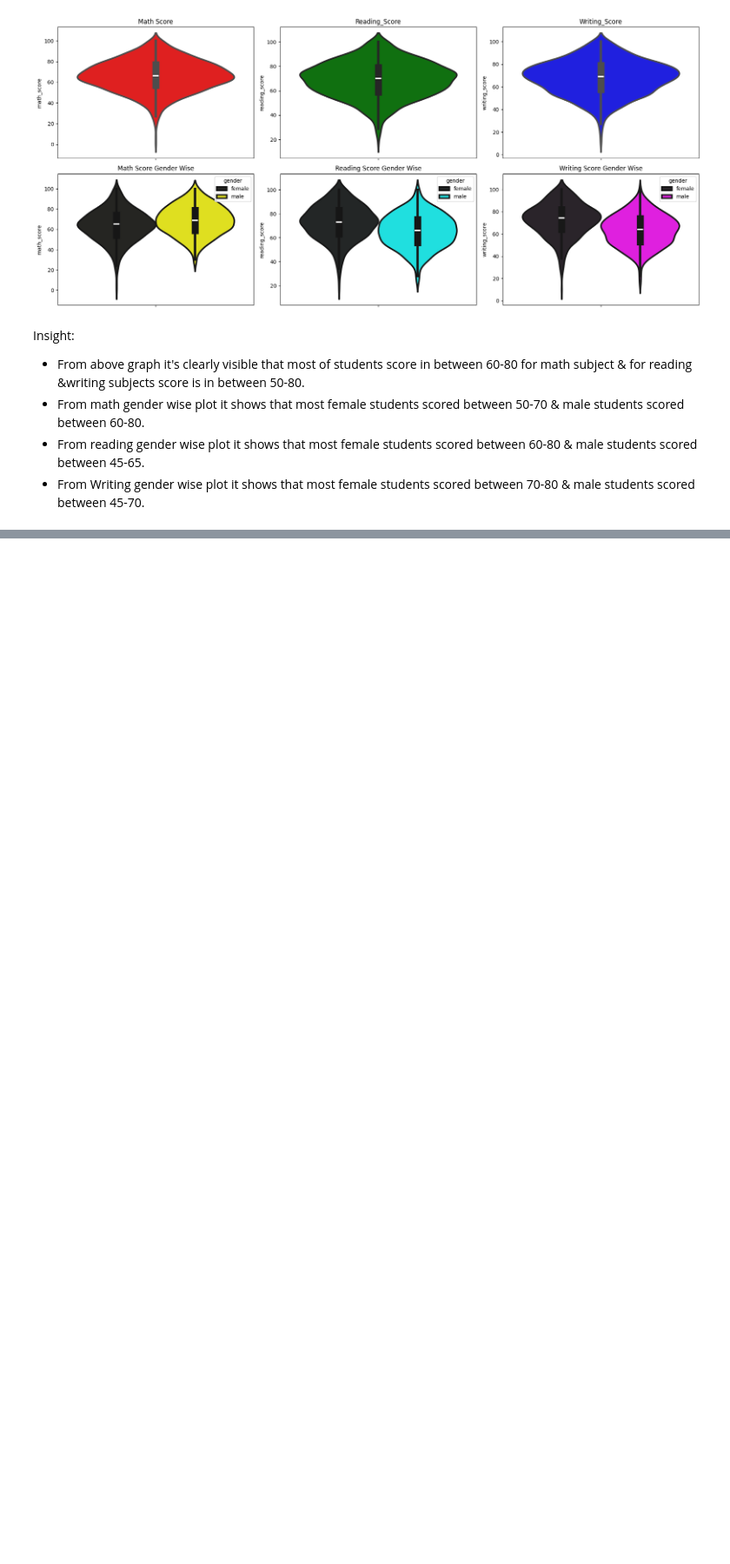
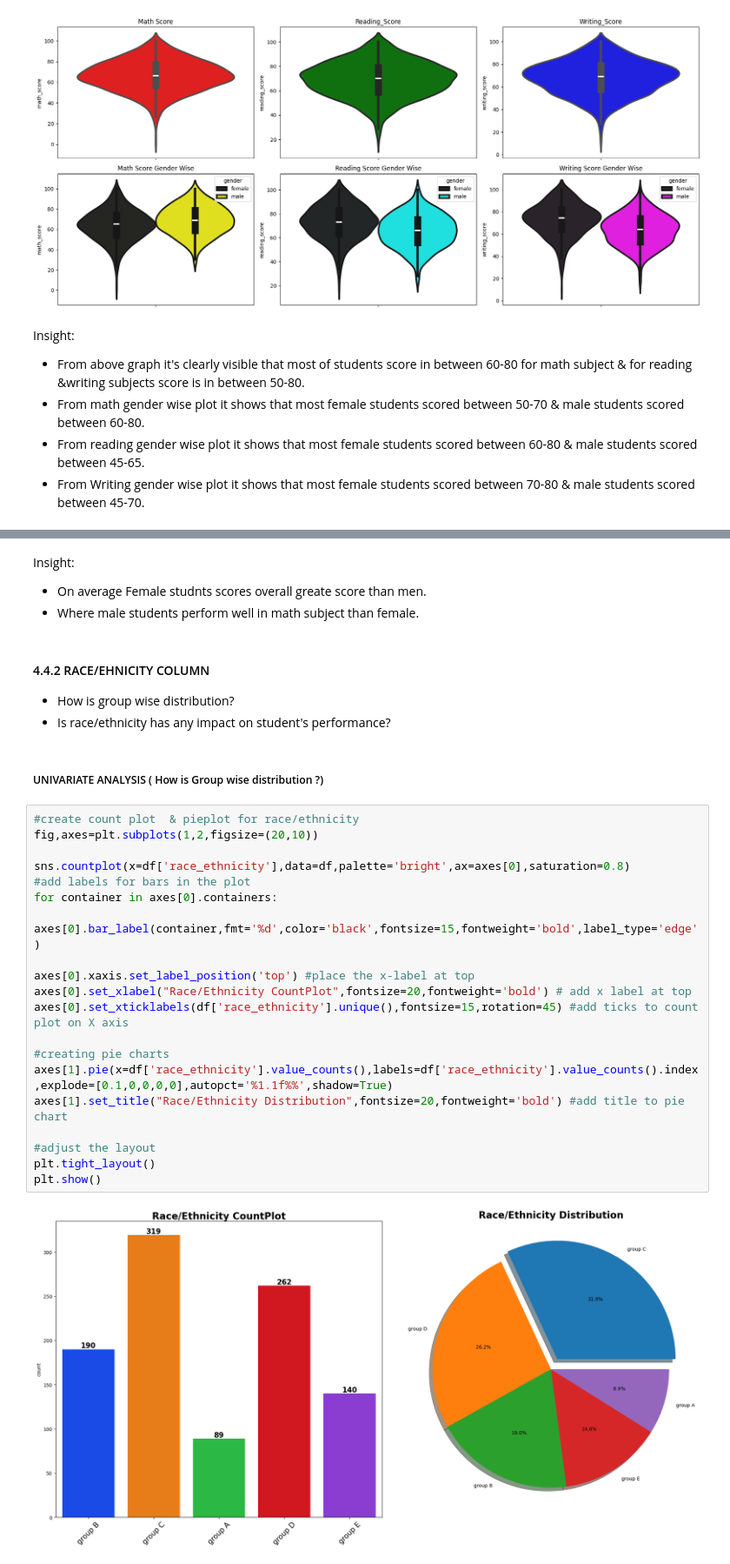
Before and after one commit to RahulHattaragi96/ML_Project_1, a Jupyter notebook: notebook/EDA STUDENT PERFORMANCE.ipynb, the cells around one changed output, grey strips where cells are left out. Shown at 87% size. Cells and saved outputs as stored; diff of their text form; blank space fills up the shorter version.

```diff
--- a/notebook/EDA STUDENT PERFORMANCE.ipynb
+++ b/notebook/EDA STUDENT PERFORMANCE.ipynb
@@ -398,0 +534,32 @@ Insight:
+# %% [markdown]
+Insight:
+* On average Female studnts scores overall greate score than men.
+* Where male students perform well in math subject than female.
+# %% [markdown]
+#### 4.4.2 RACE/EHNICITY COLUMN
+* How is group wise distribution?
+* Is race/ethnicity has any impact on student's performance?
+# %% [markdown]
+##### UNIVARIATE ANALYSIS ( How is Group wise distribution ?)
+# %%
+#create count plot  & pieplot for race/ethnicity
+fig,axes=plt.subplots(1,2,figsize=(20,10))
+
+sns.countplot(x=df['race_ethnicity'],data=df,palette='bright',ax=axes[0],saturation=0.8)
+#add labels for bars in the plot
+for container in axes[0].containers:
+    axes[0].bar_label(container,fmt='%d',color='black',fontsize=15,fontweight='bold',label_type='edge')
+
+axes[0].xaxis.set_label_position('top') #place the x-label at top
+axes[0].set_xlabel("Race/Ethnicity CountPlot",fontsize=20,fontweight='bold') # add x label at top
+axes[0].set_xticklabels(df['race_ethnicity'].unique(),fontsize=15,rotation=45) #add ticks to count plot on X axis
+
+#creating pie charts
+axes[1].pie(x=df['race_ethnicity'].value_counts(),labels=df['race_ethnicity'].value_counts().index,explode=[0.1,0,0,0,0],autopct='%1.1f%%',shadow=True)
+axes[1].set_title("Race/Ethnicity Distribution",fontsize=20,fontweight='bold') #add title to pie chart
+
+#adjust the layout
+plt.tight_layout()
+plt.show()
+# %% [output]
+[figure, added]
```
Also changed, not shown: parts of 14 cells of this notebook.
